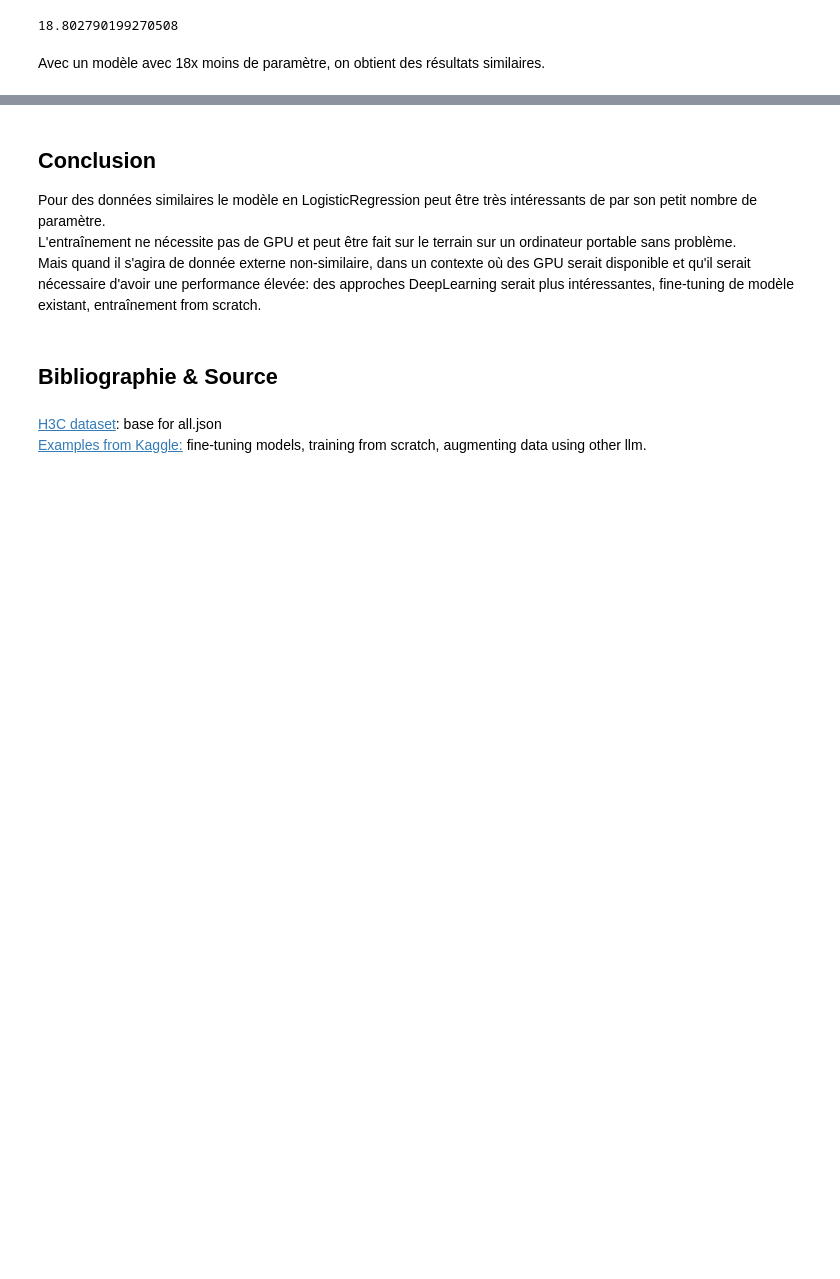
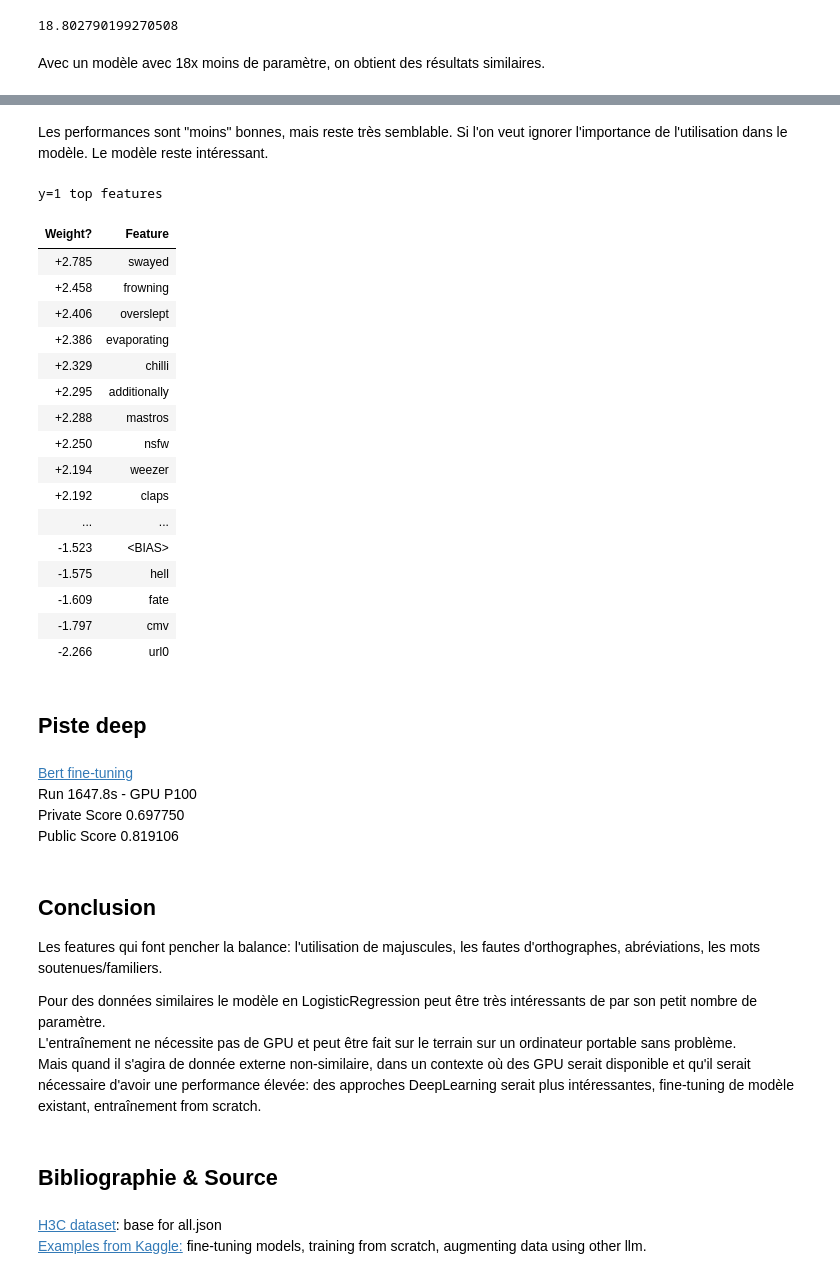
Before and after one commit to Erdnaxela3/hackathon-data-ia-hack, a Jupyter notebook: ia_vs_ai.ipynb, the cells around one changed output, grey strips where cells are left out. Drawn from its saved outputs; the diff is of its cells as text; code cells hidden in the pictures; blank space fills up the shorter version.

```diff
--- a/ia_vs_ai.ipynb
+++ b/ia_vs_ai.ipynb
@@ -906,0 +1029,17 @@ Avec un modèle avec 18x moins de paramètre, on obtient des résultats similair
+# %%
+model = make_pipeline(CountVectorizer(), LogisticRegression(random_state=42, class_weight='balanced', solver='liblinear'))
+
+param_grid = {
+    'countvectorizer__lowercase': [True],
+    'logisticregression__penalty': ['l1', 'l2'],
+}
+
+grid_search = GridSearchCV(model, param_grid, cv=5, scoring='f1_macro', verbose=1, n_jobs=-1)
+grid_search.fit(X_train, y_train)
+
+print("Best parameters:", grid_search.best_params_)
+print("Best cross-validation score:", grid_search.best_score_)
+
+best_model = grid_search.best_estimator_
+test_score = best_model.score(X_test, y_test)
+print("Test set score:", test_score)
@@ -907,5 +1085,39 @@ Avec un modèle avec 18x moins de paramètre, on obtient des résultats similair
+# %% [markdown]
+Les performances sont "moins" bonnes, mais reste très semblable. Si l'on veut ignorer l'importance de l'utilisation dans le modèle. Le modèle reste intéressant.
+# %%
+html = eli5.show_weights(estimator=best_model, top=(20, 20))
+html
+# %% [output]
+y=1 top features
+| Weight? | Feature |
+| +2.785 | swayed |
+| +2.458 | frowning |
+| +2.406 | overslept |
+| +2.386 | evaporating |
+| +2.329 | chilli |
+| +2.295 | additionally |
+| +2.288 | mastros |
+| +2.250 | nsfw |
+| +2.194 | weezer |
+| +2.192 | claps |
+| ... | ... |
+| -1.523 | <BIAS> |
+| -1.575 | hell |
+| -1.609 | fate |
+| -1.797 | cmv |
+| -2.266 | url0 |
+# %% [markdown]
+## Piste deep
+# %% [markdown]
+[Bert fine-tuning](https://www.kaggle.com/code/dafaaqilla/bert-llm-detection#Test)\
+Run 1647.8s - GPU P100\
+Private Score 0.697750\
+Public Score 0.819106
 # %% [markdown]
 ## Conclusion
+
+Les features qui font pencher la balance: l'utilisation de majuscules, les fautes d'orthographes, abréviations, les mots soutenues/familiers.
+
 Pour des données similaires le modèle en LogisticRegression peut être très intéressants de par son petit nombre de paramètre.\
 L'entraînement ne nécessite pas de GPU et peut être fait sur le terrain sur un ordinateur portable sans problème.\
 Mais quand il s'agira de donnée externe non-similaire, dans un contexte où des GPU serait disponible et qu'il serait nécessaire d'avoir une performance élevée: des approches DeepLearning serait plus intéressantes, fine-tuning de modèle existant, entraînement from scratch.
```
Also changed, not shown: parts of 19 cells of this notebook, 2 other files.
